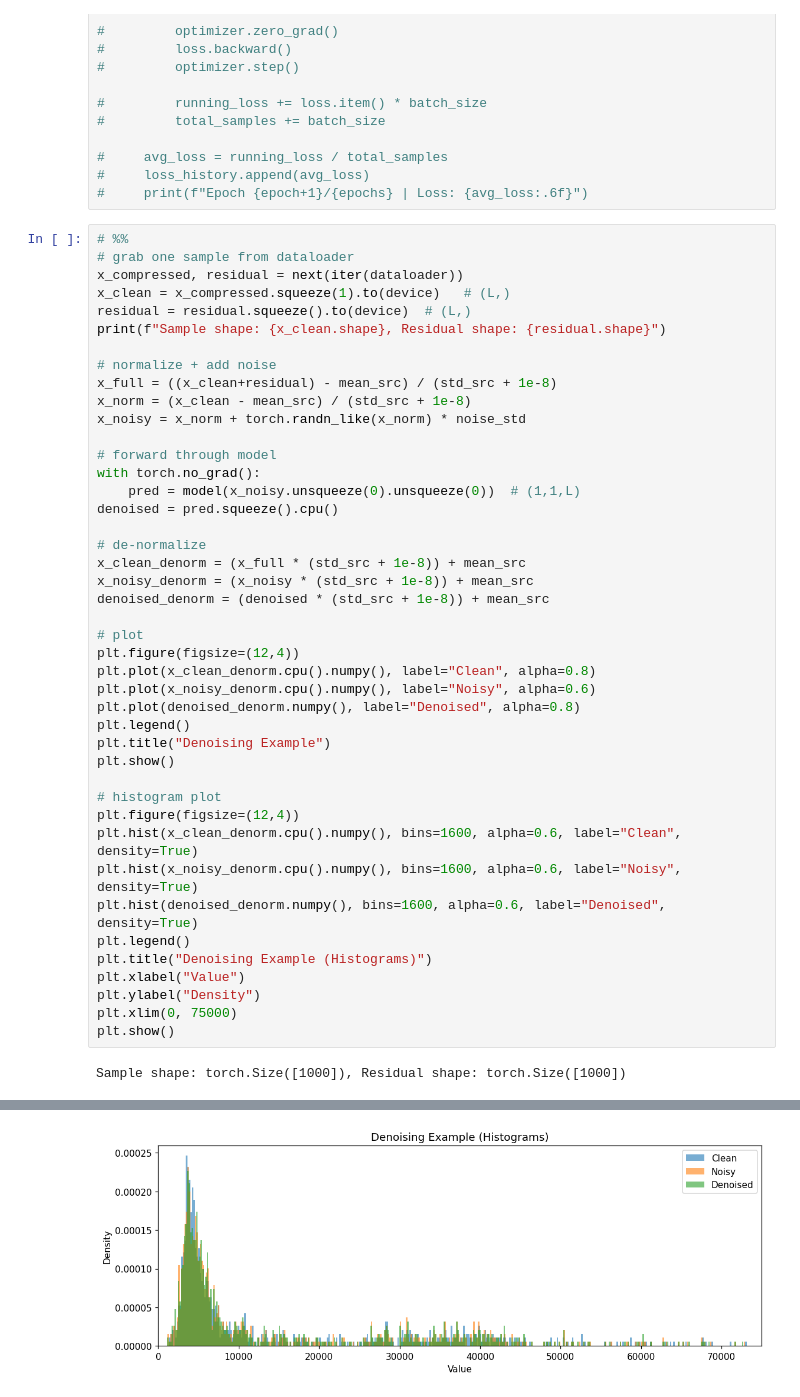
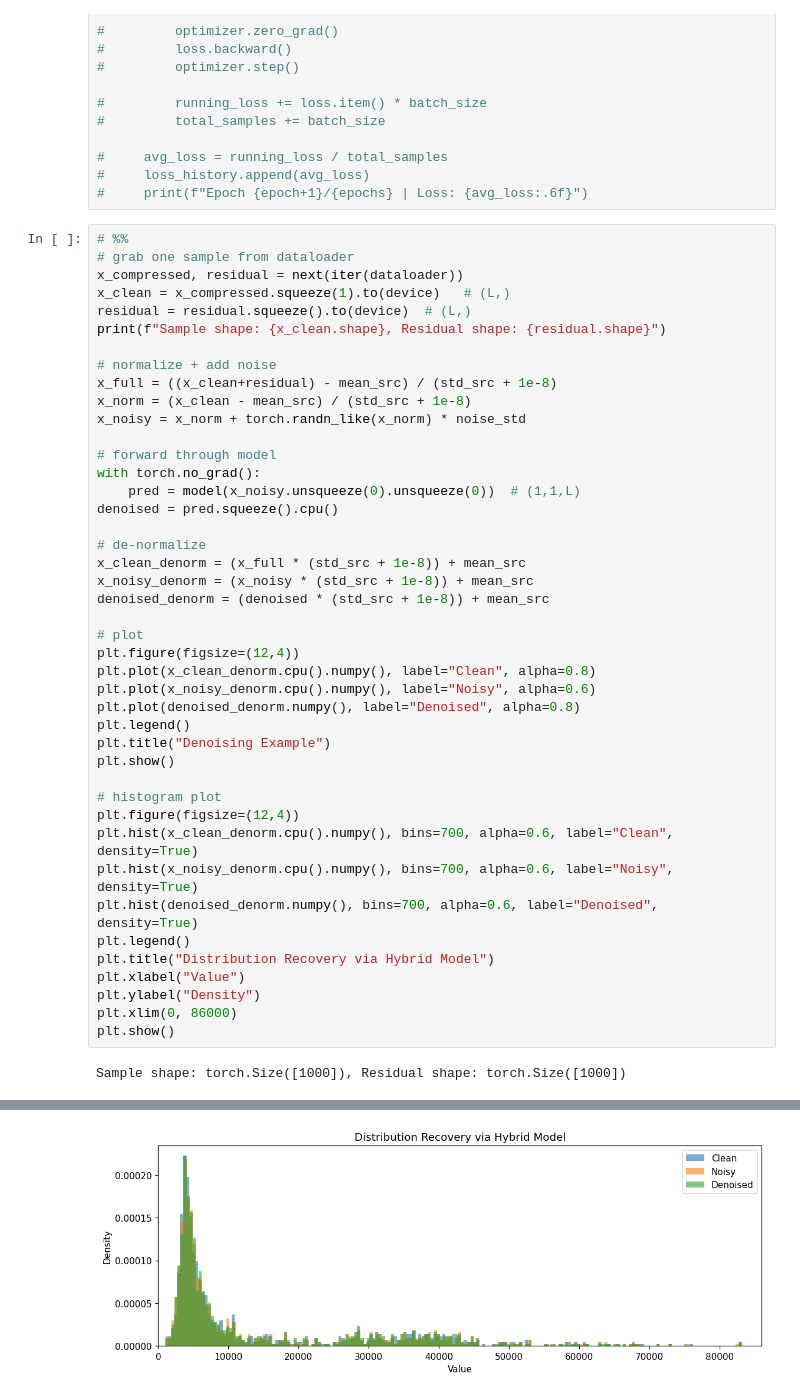
Before and after one commit to GAURAVCHAWLA1808/ATLAS_decompression, a Jupyter notebook: notebooks/03_hybrid_model.ipynb, the cells around one changed output, grey strips where cells are left out. Saved outputs shown, nothing was run; the diff lists cells and outputs as text.

Commit message:
update title of plot

```diff
--- a/notebooks/03_hybrid_model.ipynb
+++ b/notebooks/03_hybrid_model.ipynb
@@ -187,39 +187,39 @@ x_norm = (x_clean - mean_src) / (std_src + 1e-8)
 x_noisy = x_norm + torch.randn_like(x_norm) * noise_std
 
 # forward through model
 with torch.no_grad():
     pred = model(x_noisy.unsqueeze(0).unsqueeze(0))  # (1,1,L)
 denoised = pred.squeeze().cpu()
 
 # de-normalize
 x_clean_denorm = (x_full * (std_src + 1e-8)) + mean_src
 x_noisy_denorm = (x_noisy * (std_src + 1e-8)) + mean_src
 denoised_denorm = (denoised * (std_src + 1e-8)) + mean_src
 
 # plot
 plt.figure(figsize=(12,4))
 plt.plot(x_clean_denorm.cpu().numpy(), label="Clean", alpha=0.8)
 plt.plot(x_noisy_denorm.cpu().numpy(), label="Noisy", alpha=0.6)
 plt.plot(denoised_denorm.numpy(), label="Denoised", alpha=0.8)
 plt.legend()
 plt.title("Denoising Example")
 plt.show()
 
 # histogram plot
 plt.figure(figsize=(12,4))
-plt.hist(x_clean_denorm.cpu().numpy(), bins=1600, alpha=0.6, label="Clean", density=True)
-plt.hist(x_noisy_denorm.cpu().numpy(), bins=1600, alpha=0.6, label="Noisy", density=True)
-plt.hist(denoised_denorm.numpy(), bins=1600, alpha=0.6, label="Denoised", density=True)
+plt.hist(x_clean_denorm.cpu().numpy(), bins=700, alpha=0.6, label="Clean", density=True)
+plt.hist(x_noisy_denorm.cpu().numpy(), bins=700, alpha=0.6, label="Noisy", density=True)
+plt.hist(denoised_denorm.numpy(), bins=700, alpha=0.6, label="Denoised", density=True)
 plt.legend()
-plt.title("Denoising Example (Histograms)")
+plt.title("Distribution Recovery via Hybrid Model")
 plt.xlabel("Value")
 plt.ylabel("Density")
-plt.xlim(0, 75000)
+plt.xlim(0, 86000)
 plt.show()
 # %% [output]
 Sample shape: torch.Size([1000]), Residual shape: torch.Size([1000])
 [figure]
-[figure, old version]
+[figure, new version]
 # %%
 import torch
 import matplotlib.pyplot as plt
```
Also changed, not shown: parts of 12 cells of this notebook, 1 other file.
